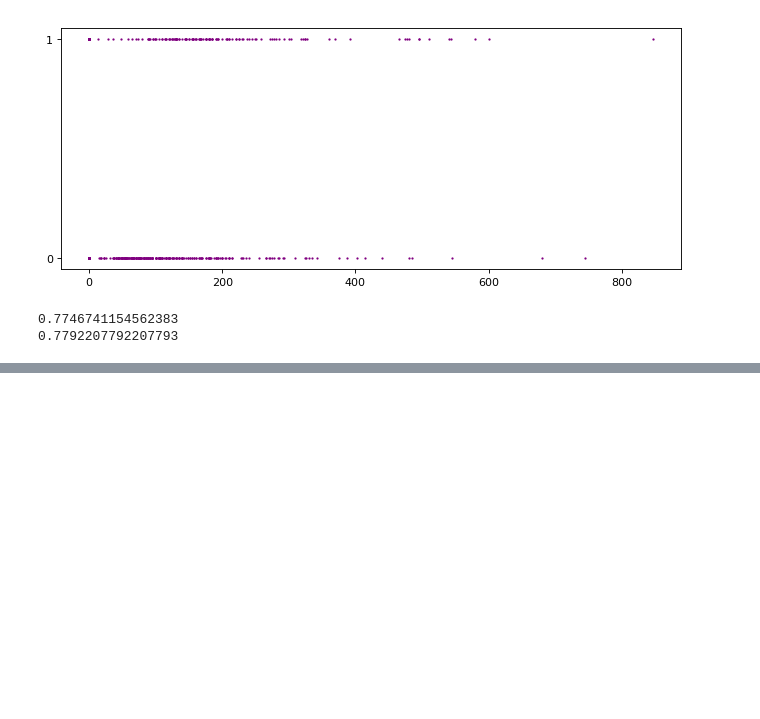
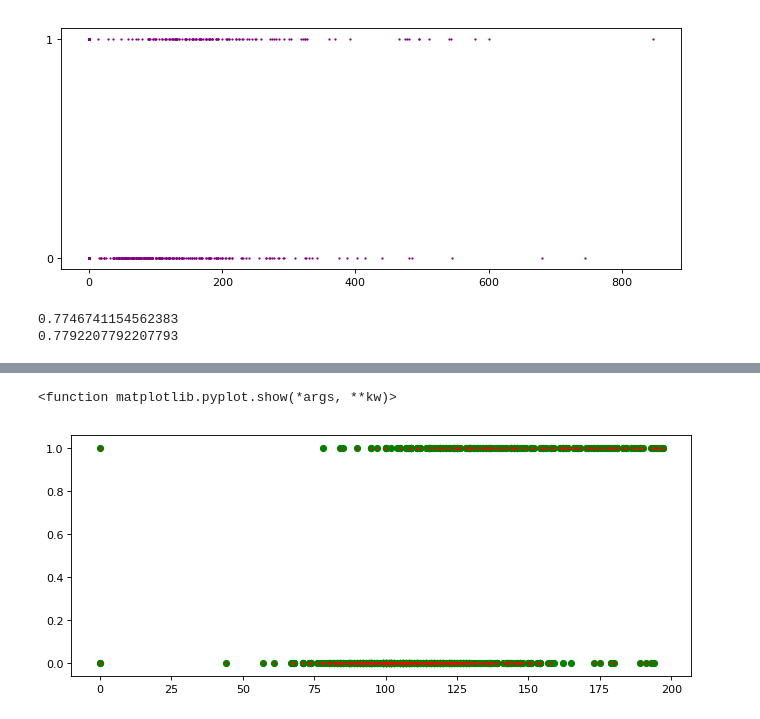
Before and after one commit to xo28122000/ML_in_Python, a Jupyter notebook: Mini Projects/pima_indians_diebetes.ipynb, the cells around one changed output, grey strips where cells are left out. Drawn from its saved outputs; the diff is of its cells as text; code cells hidden in the pictures; blank space fills up the shorter version.

```diff
--- a/Mini Projects/pima_indians_diebetes.ipynb
+++ b/Mini Projects/pima_indians_diebetes.ipynb
@@ -125,4 +131,4 @@ print( clf1.score(x_test, y_test) )
 # %%
 from sklearn.svm import SVC
 # %%
-clf2 = SVC(gamma = 'scale').fit(x_train, y_train)
+clf20 = SVC(gamma = 'scale',kernel='linear').fit(x_train, y_train)
@@ -134,0 +149,8 @@ print( clf2.score(x_test, y_test) )
+# %%
+plt.figure(num=None, figsize=(10, 4), dpi=80, facecolor='w', edgecolor='k')
+plt.scatter(x_train[:,1],y_train,30,c = "green")
+plt.scatter(x_train[:,1],clf2.predict(x_train),1,c = "red")
+plt.show
+# %% [output]
+<function matplotlib.pyplot.show(*args, **kw)>
+[figure, added]
```
Also changed, not shown: parts of 12 cells of this notebook, 1 other file.
